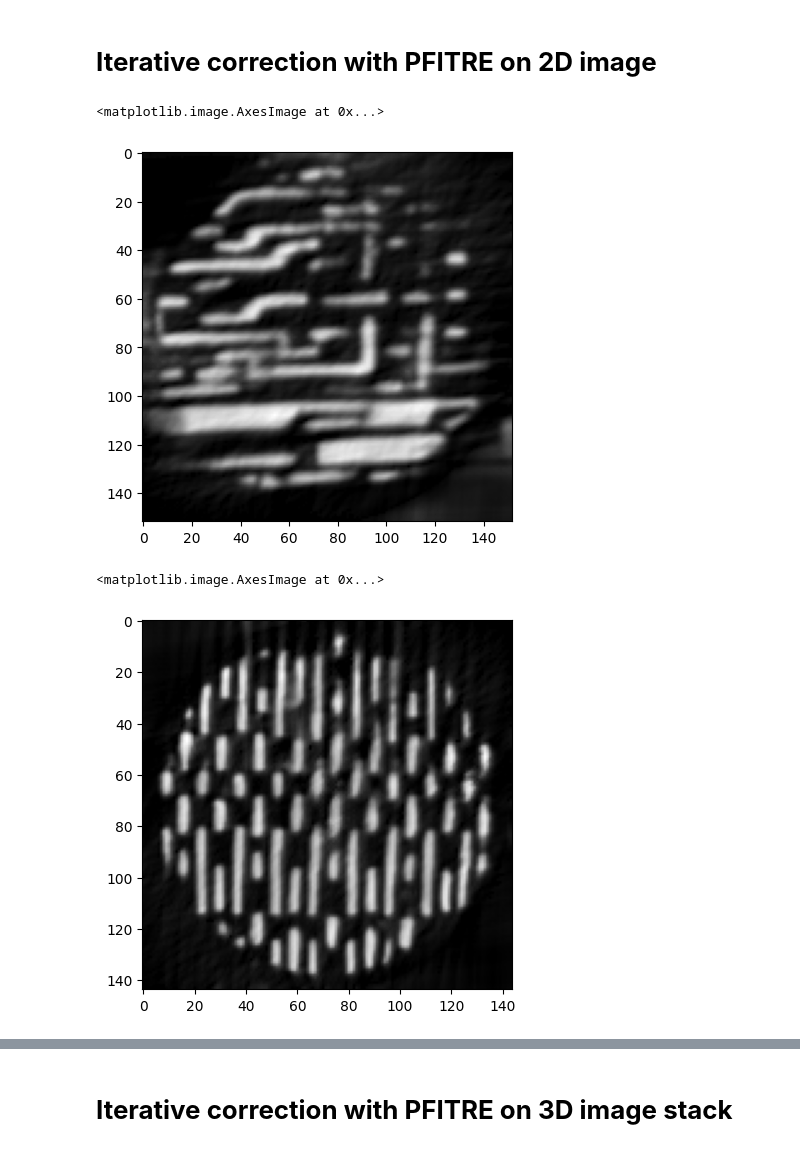
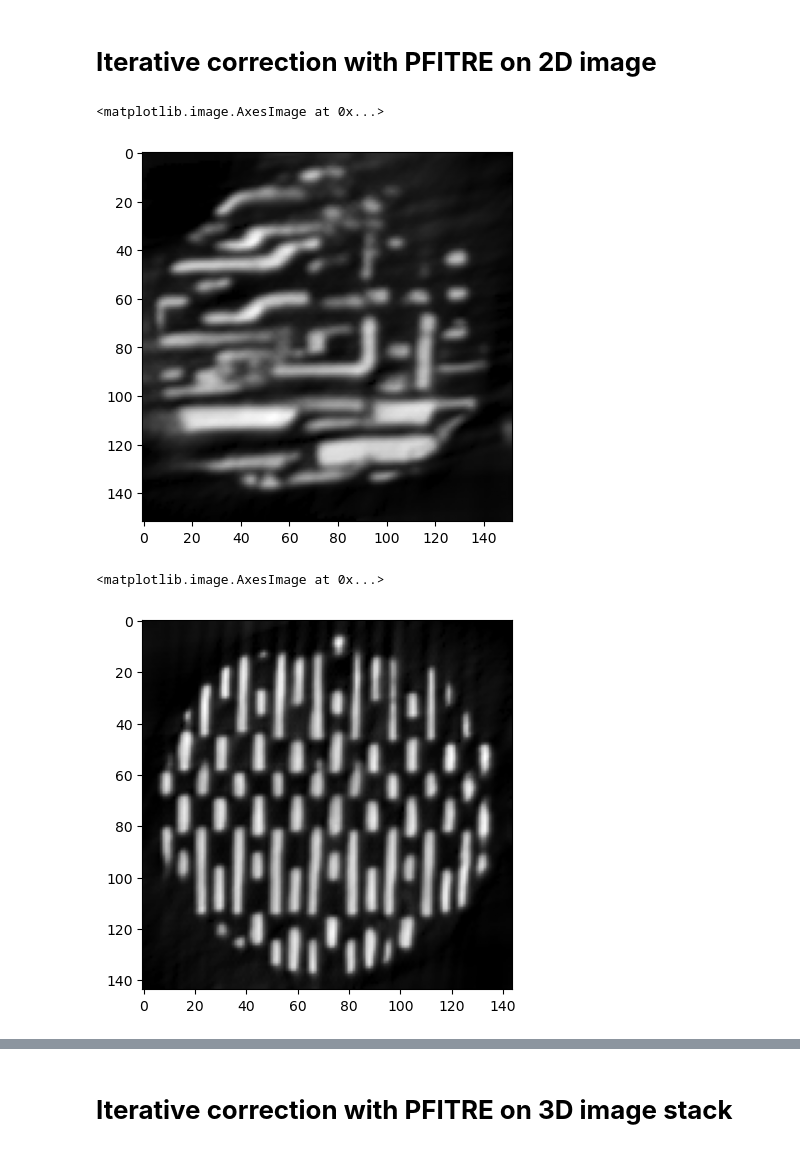
Before and after one commit to chonghangzhao/PFITRE, a Jupyter notebook: Demo/PFITRE_Demo.ipynb, the cells around one changed output, grey strips where cells are left out. Saved outputs shown, nothing was run; the diff lists cells and outputs as text; code cells hidden in the pictures.

```diff
--- a/Demo/PFITRE_Demo.ipynb
+++ b/Demo/PFITRE_Demo.ipynb
@@ -86,38 +86,58 @@ plt.imshow(model_output, cmap='gray')
 # %%
 ## recon_ADMM_NN_TV is used for iterative correction on 2D images
 
 Model = PFITRE_net()
-model_weights_path = './mdl_weight/ckpt_PFITRE.pth'
+model_weights_path = '../ckpt_PFITRE.pth'
 
 ## load weight for pretrained network
 Model = NN_load(Model, model_weights_path)
 
 #################
 
 ## Experimental result 1
-sinogram_input_limited = tf.imread("./img_test_XRF/Cu_example_23_LimitedAngle.tiff")[:,40,:]
-angle_list_limited = np.array(pd.read_csv('./img_test_XRF/Cu_example_23_LimitedAngle.csv')['angle'])
+sinogram_input_limited = tf.imread("./Experimental data/Cu_example_23_LimitedAngle.tiff")[:,40,:]
+angle_list_limited = np.array(pd.read_csv('./Experimental data/Cu_example_23_LimitedAngle.csv')['angle'])
 theta_limited = np.array(angle_list_limited/180*np.pi)
 
 ## recon is the result from the final iteration, and x_list saved correction after each iteration
-recon, x_list = recon_ADMM_NN_TV(sinogram_input_limited, theta_limited, Model, iter_num=10, ADMM_rho_const=20, cor_shift=-0.5, initial=None, mask_boundary=False, mask_ratio=0.95, norm_quant=0.05, TV=True)
+recon, x_list = recon_ADMM_NN_TV(sinogram_input_limited,
+                                 theta_limited,
+                                 Model,
+                                 iter_num=10,
+                                 ADMM_rho_const=50,
+                                 cor_shift=-0.5,
+                                 initial=None,
+                                 mask_boundary=False,
+                                 mask_ratio=0.95,
+                                 norm_quant=0.02,
+                                 TV=True)
 
 plt.imshow(recon, cmap='gray')
 # %% [output]
 <matplotlib.image.AxesImage at 0x...>
-[figure, old version]
+[figure, new version]
 # %%
 ## Experimental result 2
-sinogram_input_limited = tf.imread("./img_test_XRF/Cu_example_22_LimitedAngle.tiff")[:,90,:]
-angle_list_limited = np.array(pd.read_csv('./img_test_XRF/Cu_example_22_LimitedAngle.csv')['angle'])
+sinogram_input_limited = tf.imread("./Experimental data/Cu_example_22_LimitedAngle.tiff")[:,90,:]
+angle_list_limited = np.array(pd.read_csv('./Experimental data/Cu_example_22_LimitedAngle.csv')['angle'])
 theta_limited = np.array(angle_list_limited/180*np.pi)
 
 ## recon is the result from the final iteration, and x_list saved correction after each iteration
-recon, x_list = recon_ADMM_NN_TV(sinogram_input_limited, theta_limited, Model, iter_num=10, ADMM_rho_const=25, cor_shift=-0.5, initial=None, mask_boundary=False, mask_ratio=0.95, norm_quant=False, TV=True)
+recon, x_list = recon_ADMM_NN_TV(sinogram_input_limited,
+                                 theta_limited,
+                                 Model,
+                                 iter_num=10,
+                                 ADMM_rho_const=50,
+                                 cor_shift=-0.5,
+                                 initial=None,
+                                 mask_boundary=False,
+                                 mask_ratio=0.95,
+                                 norm_quant=False,
+                                 TV=True)
 
 plt.imshow(recon, cmap='gray')
 # %% [output]
 <matplotlib.image.AxesImage at 0x...>
-[figure, old version]
+[figure, new version]
 # %%
 ## Experimental result 3
```
Also changed, not shown: parts of 5 cells of this notebook.
